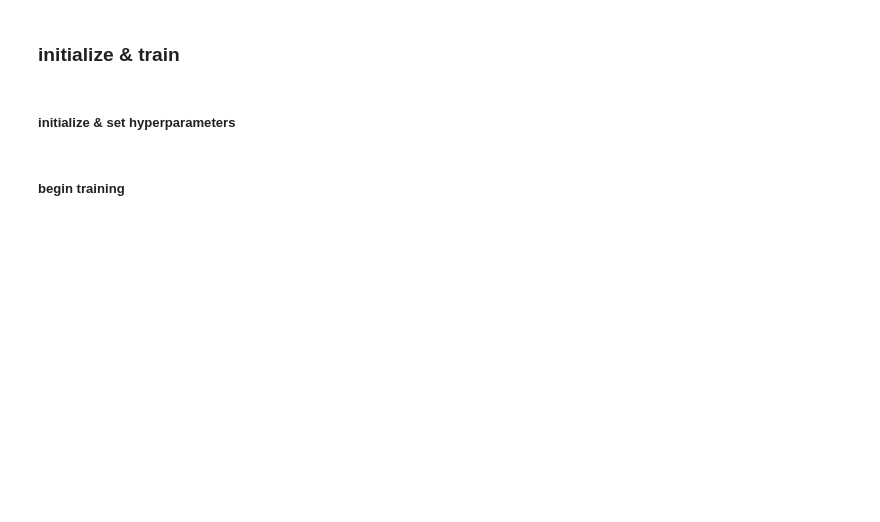
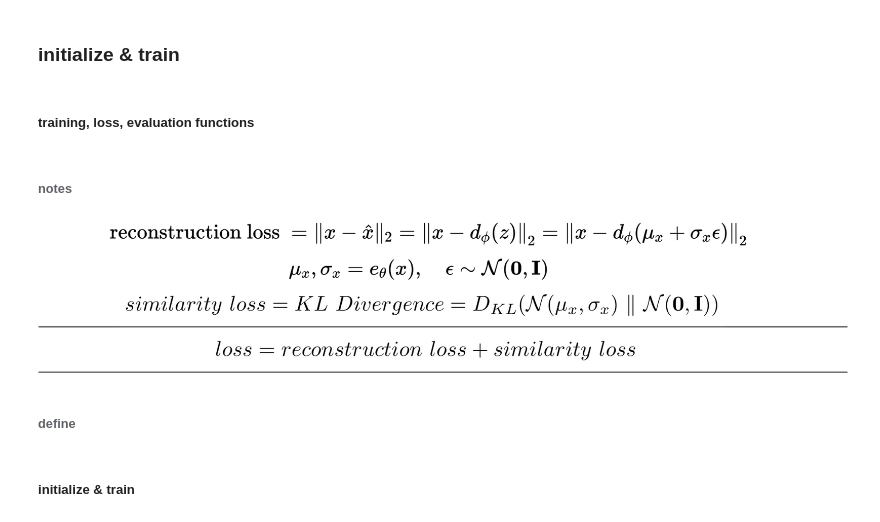
Before and after one commit to emmabacarra/cmbresearch, a Jupyter notebook: autoencoder practice/my vae.ipynb, the cells around one changed output. Cells and saved outputs as stored; diff of their text form; code cells hidden in the pictures; blank space fills up the shorter version.

Commit message:
basic training

```diff
--- a/autoencoder practice/my vae.ipynb
+++ b/autoencoder practice/my vae.ipynb
@@ -55,2 +151,12 @@ class vae(nn.Module):
 # %% [markdown]
 ### initialize & train
+# %% [markdown]
+##### training, loss, evaluation functions
+# %% [markdown]
+###### notes
+# %%
+display(webp.load_image('../images/loss explained.webp'))
+# %% [output]
+[figure, added]
+# %% [markdown]
+###### define
@@ -57,4 +246,2 @@ class vae(nn.Module):
 # %% [markdown]
-##### initialize & set hyperparameters
+##### initialize & train
-# %% [markdown]
-##### begin training
```
Also changed, not shown: parts of 14 cells of this notebook, 3 other files.
